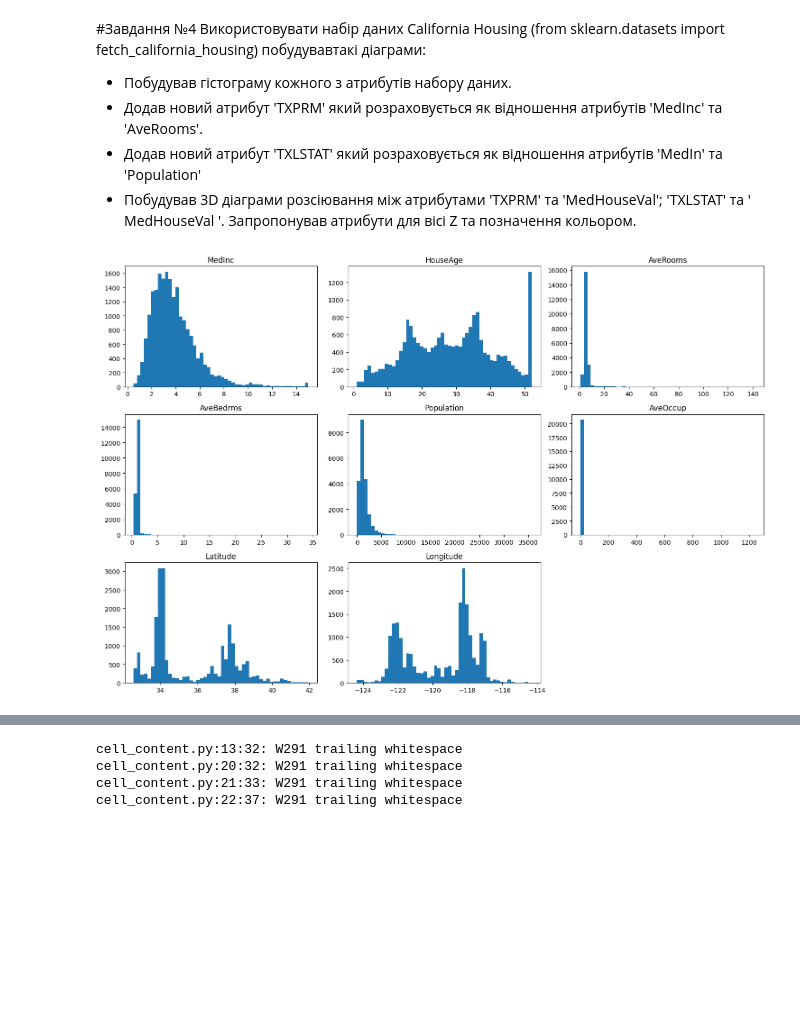
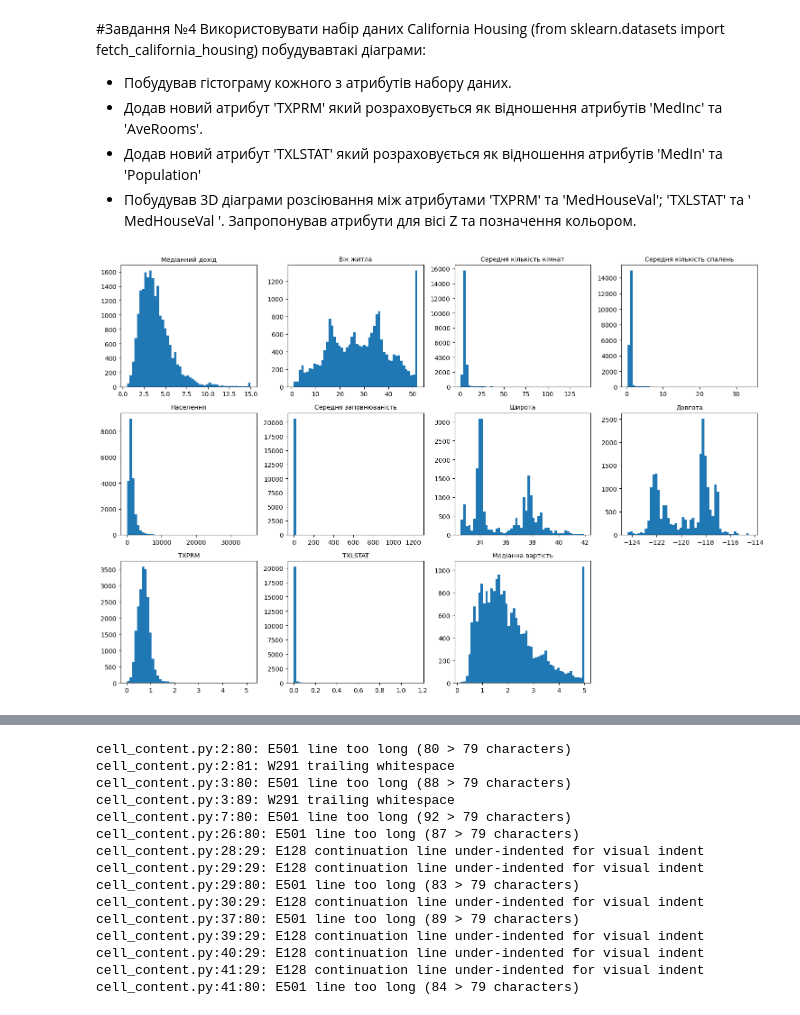
Before and after one commit to Defenderest/EMPI_LAB, a Jupyter notebook: Пацера_Ігор_6_1213_2(2)_Лабораторна_№4_ЕМПІ.ipynb, the cells around one changed output, grey strips where cells are left out. Drawn from its saved outputs; the diff is of its cells as text; code cells hidden in the pictures; blank space fills up the shorter version.

```diff
--- a/Пацера_Ігор_6_1213_2(2)_Лабораторна_№4_ЕМПІ.ipynb
+++ b/Пацера_Ігор_6_1213_2(2)_Лабораторна_№4_ЕМПІ.ipynb
@@ -179,37 +179,64 @@ sklearn.datasets import fetch_california_housing) побудувавтакі
 для вісі Z та позначення кольором.
 # %%
 housing = fetch_california_housing()
-df_housing = pd.DataFrame(housing.data, columns=housing.feature_names)
-df_housing['MedHouseVal'] = housing.target
-df_housing['TXPRM'] = df_housing['MedInc'] / df_housing['AveRooms']
-df_housing['TXLSTAT'] = df_housing['MedInc'] / df_housing['Population']
+feature_names_ukr = ['Медіанний дохід', 'Вік житла', 'Середня кількість кімнат',
+                     'Середня кількість спалень', 'Населення', 'Середня заповнюваність',
+                     'Широта', 'Довгота']
+df_housing = pd.DataFrame(housing.data, columns=feature_names_ukr)
+df_housing['Медіанна вартість'] = housing.target
+df_housing['TXPRM'] = df_housing['Медіанний дохід'] / df_housing['Середня кількість кімнат']
+df_housing['TXLSTAT'] = df_housing['Медіанний дохід'] / df_housing['Населення']
 plt.figure(figsize=(15, 10))
-for i, column in enumerate(housing.feature_names, 1):
-    plt.subplot(3, 3, i)
+for i, column in enumerate(feature_names_ukr, 1):
+    plt.subplot(3, 4, i)
     plt.hist(df_housing[column], bins=50)
-    plt.title(column)
+    plt.title(column, fontsize=10)
+additional_features = ['TXPRM', 'TXLSTAT', 'Медіанна вартість']
+for i, column in enumerate(additional_features, len(feature_names_ukr) + 1):
+    plt.subplot(3, 4, i)
+    plt.hist(df_housing[column], bins=50)
+    plt.title(column, fontsize=10)
 plt.tight_layout()
 plt.show()
-fig = px.scatter_3d(df_housing,
-                    x='TXPRM',
-                    y='MedHouseVal',
-                    z='AveRooms',
-                    color='Population',
-                    title='3D Scatter Plot: TXPRM vs MedHouseVal')
-fig.show()
-fig = px.scatter_3d(df_housing,
-                    x='TXLSTAT',
-                    y='MedHouseVal',
-                    z='MedInc',
-                    color='AveRooms',
-                    title='3D Scatter Plot: TXLSTAT vs MedHouseVal')
-fig.show()
+fig1 = px.scatter_3d(df_housing,
+                     x='TXPRM',
+                     y='Медіанна вартість',
+                     z='Середня кількість кімнат',
+                     color='Населення',
+                     title='3D діаграма розсіювання: TXPRM та Медіанна вартість житла',
+                     labels={'TXPRM': 'TXPRM (Дохід/Кімнати)',
+                            'Медіанна вартість': 'Медіанна вартість житла',
+                            'Середня кількість кімнат': 'Середня кількість кімнат',
+                            'Населення': 'Населення'})
+fig1.show()
+fig2 = px.scatter_3d(df_housing,
+                     x='TXLSTAT',
+                     y='Медіанна вартість',
+                     z='Медіанний дохід',
+                     color='Середня кількість кімнат',
+                     title='3D діаграма розсіювання: TXLSTAT та Медіанна вартість житла',
+                     labels={'TXLSTAT': 'TXLSTAT (Дохід/Населення)',
+                            'Медіанна вартість': 'Медіанна вартість житла',
+                            'Медіанний дохід': 'Медіанний дохід',
+                            'Середня кількість кімнат': 'Середня кількість кімнат'})
+fig2.show()
 pep8(_ih)
 # %% [output]
-[figure, old version]
+[figure, new version]
 [interactive output not drawn]
 [interactive output not drawn]
-cell_content.py:13:32: W291 trailing whitespace
-cell_content.py:20:32: W291 trailing whitespace
-cell_content.py:21:33: W291 trailing whitespace
-cell_content.py:22:37: W291 trailing whitespace
+cell_content.py:2:80: E501 line too long (80 > 79 characters)
+cell_content.py:2:81: W291 trailing whitespace
+cell_content.py:3:80: E501 line too long (88 > 79 characters)
+cell_content.py:3:89: W291 trailing whitespace
+cell_content.py:7:80: E501 line too long (92 > 79 characters)
+cell_content.py:26:80: E501 line too long (87 > 79 characters)
+cell_content.py:28:29: E128 continuation line under-indented for visual indent
+cell_content.py:29:29: E128 continuation line under-indented for visual indent
+cell_content.py:29:80: E501 line too long (83 > 79 characters)
+cell_content.py:30:29: E128 continuation line under-indented for visual indent
+cell_content.py:37:80: E501 line too long (89 > 79 characters)
+cell_content.py:39:29: E128 continuation line under-indented for visual indent
+cell_content.py:40:29: E128 continuation line under-indented for visual indent
+cell_content.py:41:29: E128 continuation line under-indented for visual indent
+cell_content.py:41:80: E501 line too long (84 > 79 characters)
```
